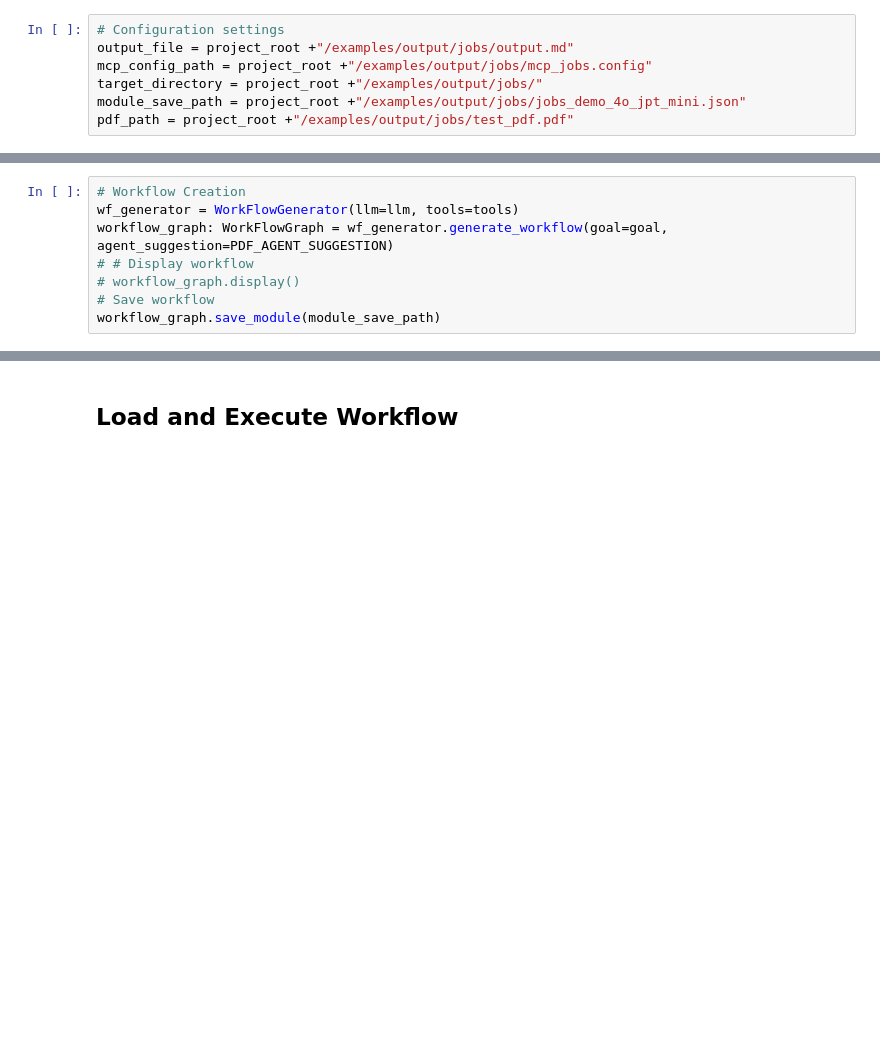
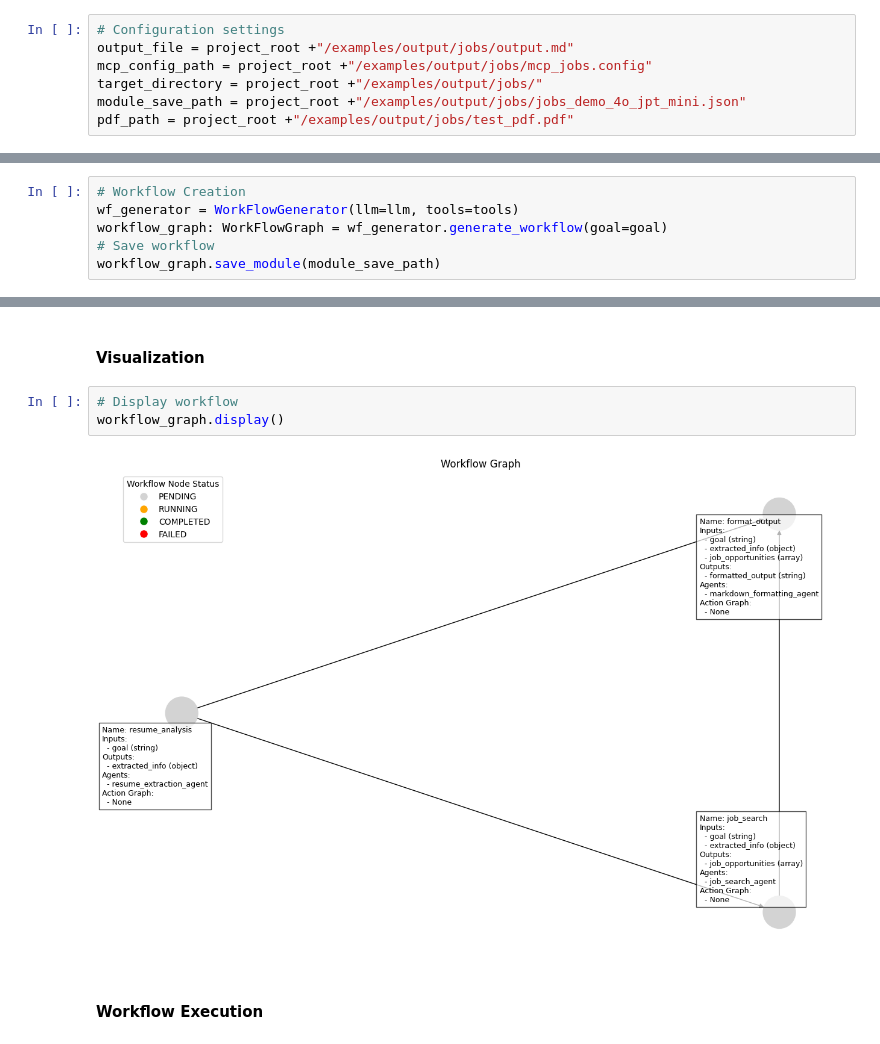
Before and after one commit to yuanxiaochenAC/EvoAgentX, a Jupyter notebook: examples/workflow_jobs.ipynb, the cells around one changed output, grey strips where cells are left out. Cells and saved outputs as stored; diff of their text form; blank space fills up the shorter version.

```diff
--- a/examples/workflow_jobs.ipynb
+++ b/examples/workflow_jobs.ipynb
@@ -70,9 +155,7 @@ Uncomment this section to generate a new workflow. Currently using a saved workf
 # %%
 # Workflow Creation
 wf_generator = WorkFlowGenerator(llm=llm, tools=tools)
-workflow_graph: WorkFlowGraph = wf_generator.generate_workflow(goal=goal, agent_suggestion=PDF_AGENT_SUGGESTION)
-# # Display workflow
-# workflow_graph.display()
+workflow_graph: WorkFlowGraph = wf_generator.generate_workflow(goal=goal)
 # Save workflow
 workflow_graph.save_module(module_save_path)
 # %% [output]
@@ -171,5 +272,12 @@ Generated agents: {
+# %% [markdown]
+#### Visualization
+# %%
+# Display workflow
+workflow_graph.display()
+# %% [output]
+[figure, added]
 # %% [markdown]
-## Load and Execute Workflow
+#### Workflow Execution
 # %%
 # Load saved workflow
 workflow_graph: WorkFlowGraph = WorkFlowGraph.from_file(module_save_path)
```
Also changed, not shown: parts of 16 cells of this notebook, 2 other files.
